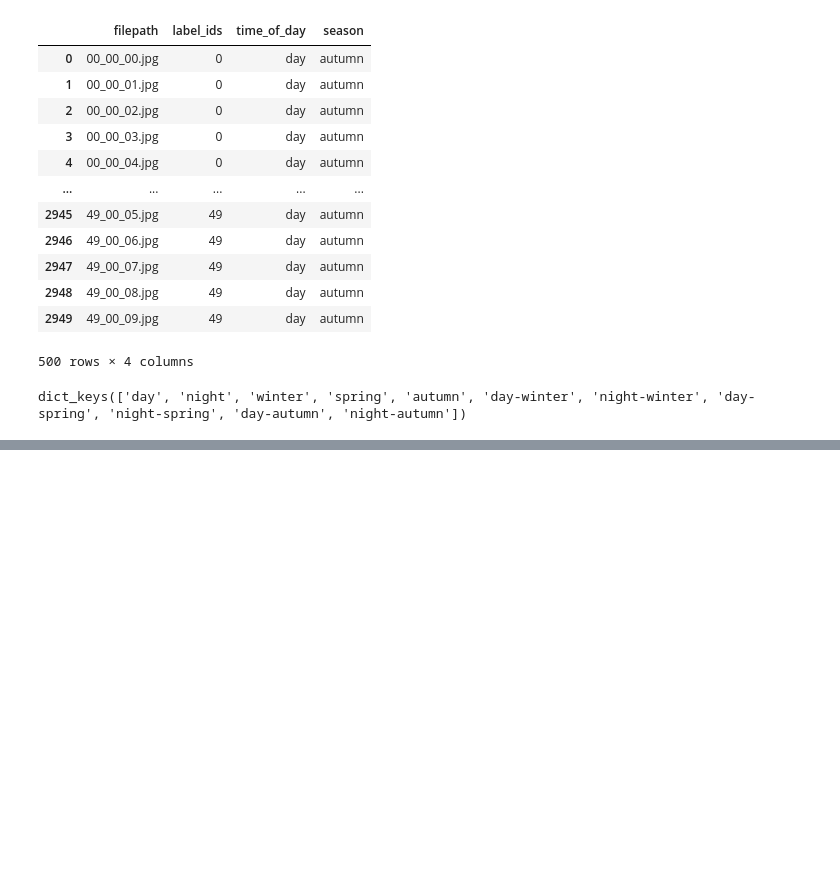
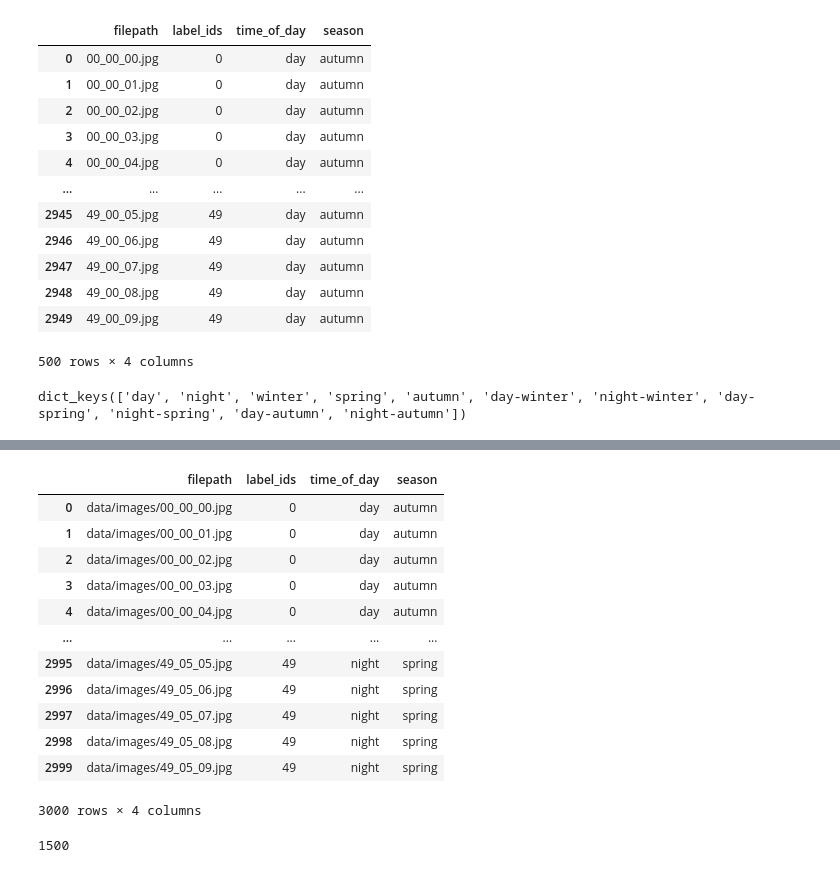
Before and after one commit to KacperUrban/Image_classification_VIT, a Jupyter notebook: main.ipynb, the cells around one changed output, grey strips where cells are left out. Drawn from its saved outputs; the diff is of its cells as text; code cells hidden in the pictures; blank space fills up the shorter version.

```diff
--- a/main.ipynb
+++ b/main.ipynb
@@ -73,0 +106,22 @@ dict_keys(['day', 'night', 'winter', 'spring', 'autumn', 'day-winter', 'night-wi
+# %%
+df_information = pd.read_csv("data/data_informations.csv")
+df_information
+# %% [output]
+|  | filepath | label_ids | time_of_day | season |
+| 0 | data/images/00_00_00.jpg | 0 | day | autumn |
+| 1 | data/images/00_00_01.jpg | 0 | day | autumn |
+| 2 | data/images/00_00_02.jpg | 0 | day | autumn |
+| 3 | data/images/00_00_03.jpg | 0 | day | autumn |
+| 4 | data/images/00_00_04.jpg | 0 | day | autumn |
+| ... | ... | ... | ... | ... |
+| 2995 | data/images/49_05_05.jpg | 49 | night | spring |
+| 2996 | data/images/49_05_06.jpg | 49 | night | spring |
+| 2997 | data/images/49_05_07.jpg | 49 | night | spring |
+| 2998 | data/images/49_05_08.jpg | 49 | night | spring |
+| 2999 | data/images/49_05_09.jpg | 49 | night | spring |
+3000 rows × 4 columns
+# %%
+ids = data['day']
+len(df_information.iloc[ids, 1].to_list())
+# %% [output]
+1500
```
Also changed, not shown: parts of 11 cells of this notebook.
